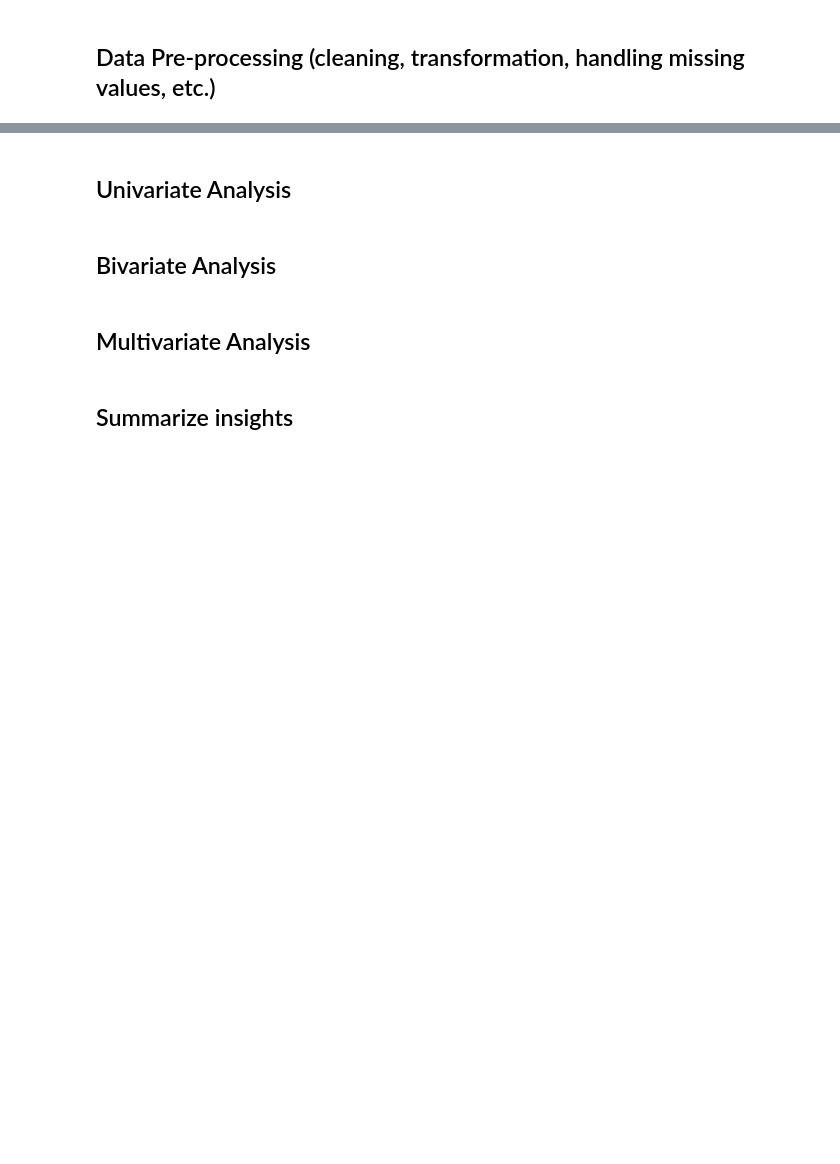
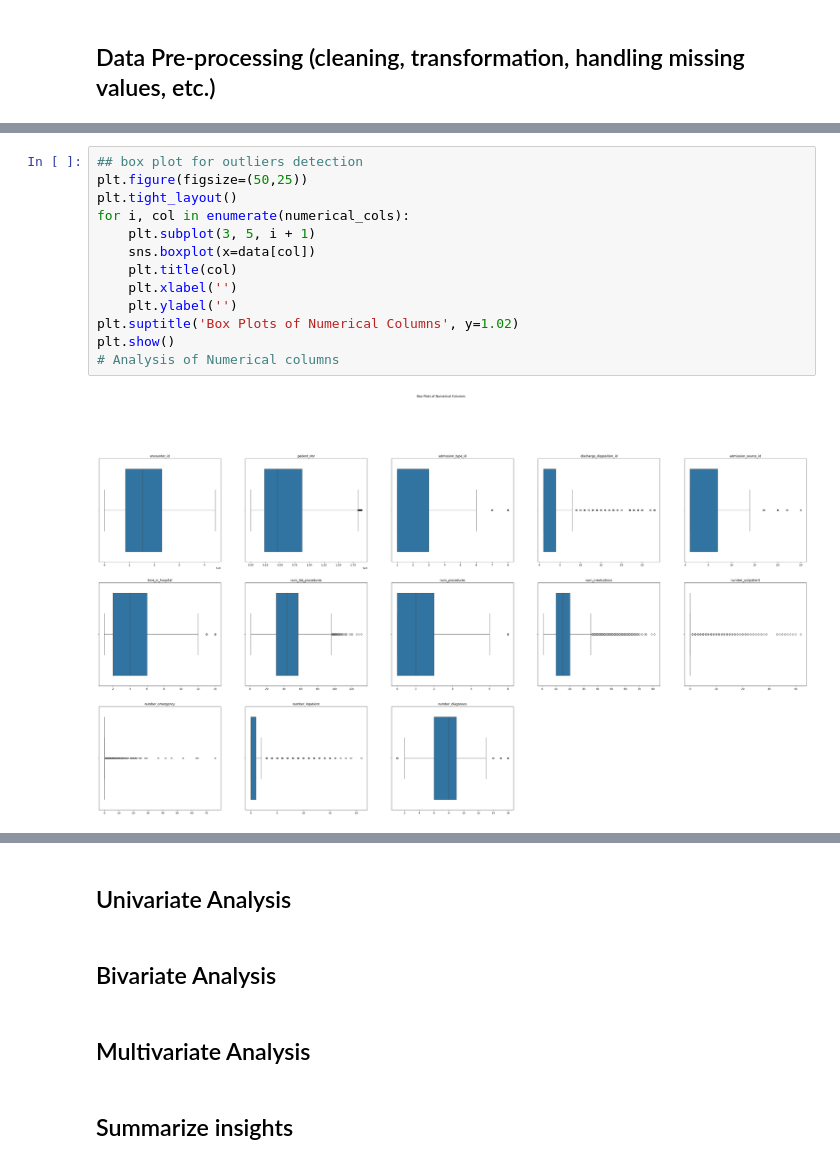
Before and after one commit to Swapnil-Trivedi/data-science-in-practice-sem3, a Jupyter notebook: Assignment2.ipynb, the cells around one changed output, grey strips where cells are left out. Cells and saved outputs as stored; diff of their text form; blank space fills up the shorter version.

```diff
--- a/Assignment2.ipynb
+++ b/Assignment2.ipynb
@@ -94,0 +272,15 @@ Seaborn version: 0.11.2
+# %%
+## box plot for outliers detection
+plt.figure(figsize=(50,25))
+plt.tight_layout()
+for i, col in enumerate(numerical_cols):
+    plt.subplot(3, 5, i + 1)
+    sns.boxplot(x=data[col])
+    plt.title(col)
+    plt.xlabel('')
+    plt.ylabel('')
+plt.suptitle('Box Plots of Numerical Columns', y=1.02)
+plt.show()
+# Analysis of Numerical columns
+# %% [output]
+[figure, added]
```
Also changed, not shown: parts of 24 cells of this notebook, 2 other files.
